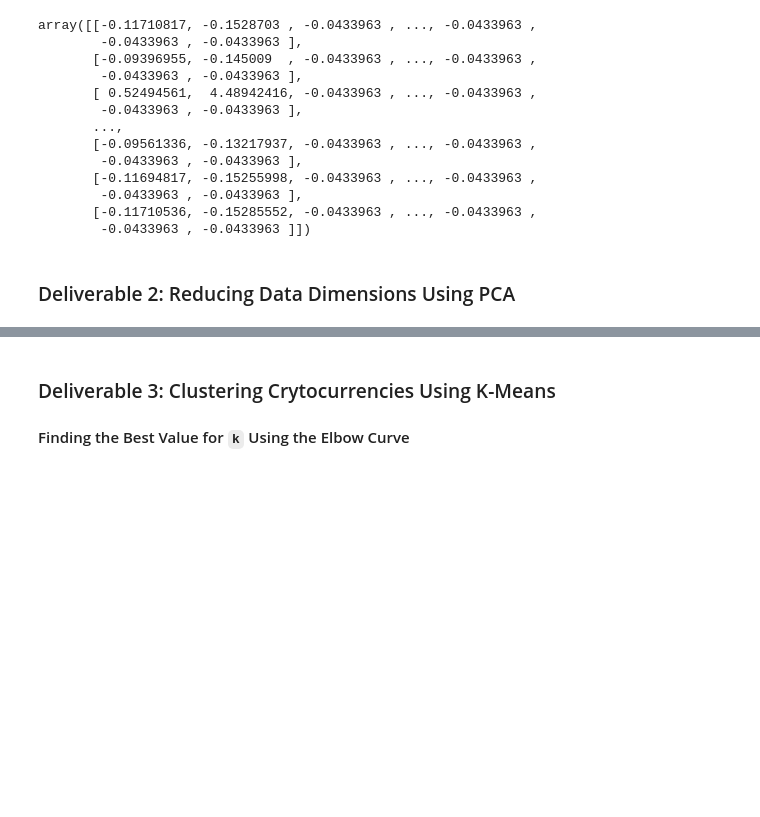
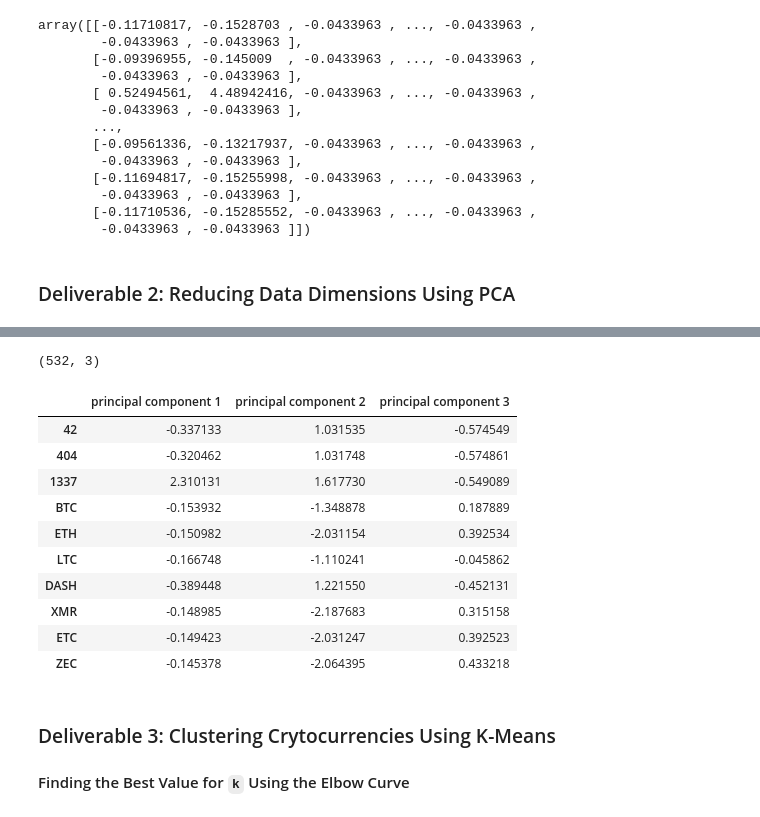
Before and after one commit to Magzzie/Cryptocurrencies_Performance_Analysis, a Jupyter notebook: crypto_clustering.ipynb, the cells around one changed output, grey strips where cells are left out. Saved outputs shown, nothing was run; the diff lists cells and outputs as text; code cells hidden in the pictures; blank space fills up the shorter version.

Commit message:
Reduced features using PCA.

```diff
--- a/crypto_clustering.ipynb
+++ b/crypto_clustering.ipynb
@@ -283,0 +257,9 @@ array([[-0.33285464,  1.0383583 , -0.56494435],
+# %%
+# Using PCA to reduce dimension to three principal components.
+# Initialize the PCA model.
+pca = PCA(n_components=3)
+
+# Get 3 principal components for the cryptocurrency data.
+X_pca = pca.fit_transform(X_scaled)
+# Display results
+X_pca
@@ -284,3 +274,21 @@ array([[-0.33285464,  1.0383583 , -0.56494435],
+# %%
+# Create a DataFrame with the three principal components.
+df_X_pca = pd.DataFrame(data=X_pca, index=X.index, columns=["principal component 1", "principal component 2", "principal component 3"])
+print(df_X_pca.shape)
+df_X_pca.head(10)
+# %% [output]
+(532, 3)
+|  | principal component 1 | principal component 2 | principal component 3 |
+| 42 | -0.337133 | 1.031535 | -0.574549 |
+| 404 | -0.320462 | 1.031748 | -0.574861 |
+| 1337 | 2.310131 | 1.617730 | -0.549089 |
+| BTC | -0.153932 | -1.348878 | 0.187889 |
+| ETH | -0.150982 | -2.031154 | 0.392534 |
+| LTC | -0.166748 | -1.110241 | -0.045862 |
+| DASH | -0.389448 | 1.221550 | -0.452131 |
+| XMR | -0.148985 | -2.187683 | 0.315158 |
+| ETC | -0.149423 | -2.031247 | 0.392523 |
+| ZEC | -0.145378 | -2.064395 | 0.433218 |
 # %% [markdown]
 ### Deliverable 3: Clustering Crytocurrencies Using K-Means
 
```
Also changed, not shown: parts of 13 cells of this notebook, 2 other files.
